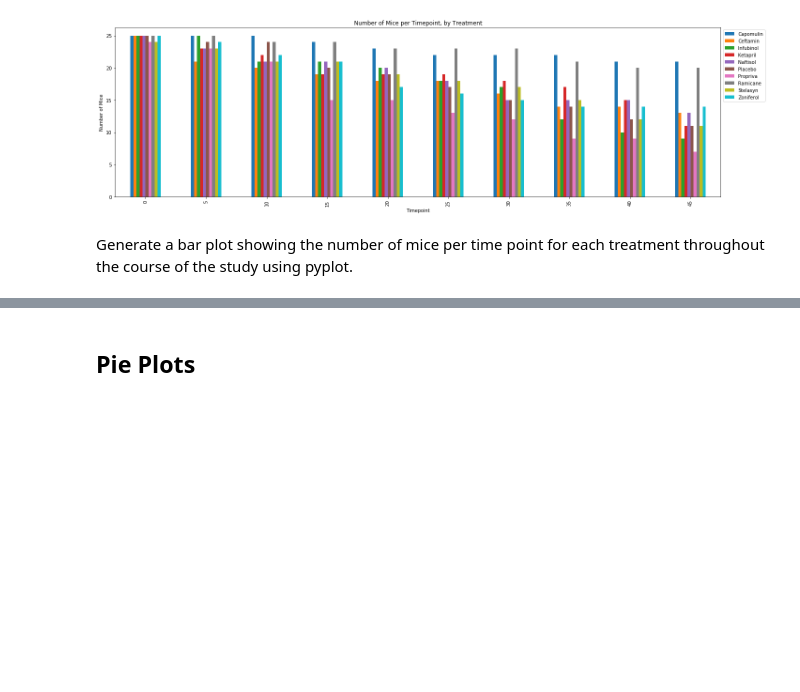
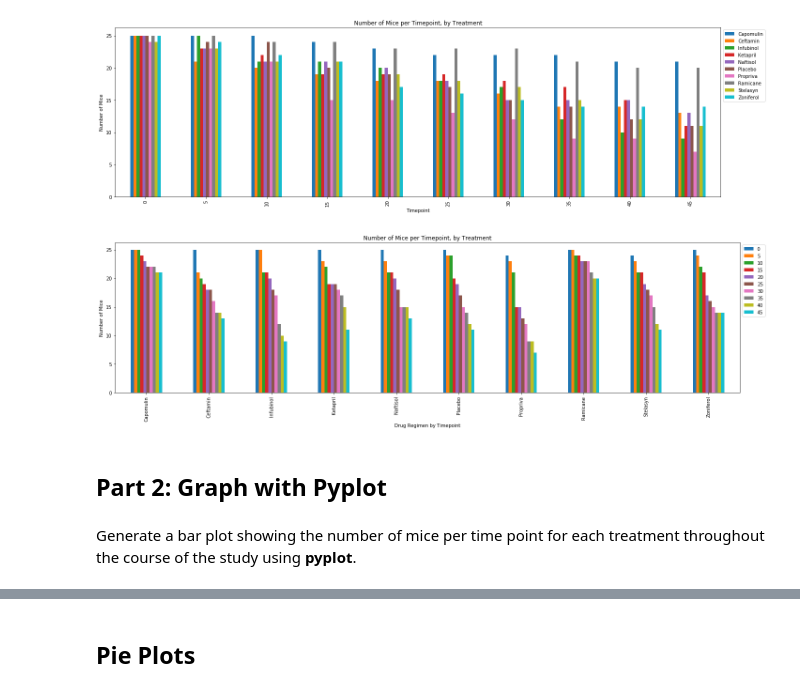
Before and after one commit to c-pompa/Py-maceuticals_Report, a Jupyter notebook: Pymaceuticals_Report.ipynb, the cells around one changed output, grey strips where cells are left out. Cells and saved outputs as stored; diff of their text form; code cells hidden in the pictures; blank space fills up the shorter version.

```diff
--- a/Pymaceuticals_Report.ipynb
+++ b/Pymaceuticals_Report.ipynb
@@ -195,5 +197,21 @@ plt.tight_layout()
 plt.show()
 # %% [output]
 [figure]
+# %%
+# Second attempt
+# Group by 'Timepoint' and 'Drug Regimen' to 'Mouse ID'. Count how many in 'Mouse ID', then how many in each 'Timepoint'.
+# Plot as a Bar Chart, stacked, set figure size for visability, add a title.
+group_bar_data_df2 = bar_data_df2.groupby(['Drug Regimen','Timepoint'])['Mouse ID'].count().unstack(1).plot(kind='bar', figsize=(20, 6), title='Number of Mice per Timepoint, by Treatment')
+# Add custom Y Label
+group_bar_data_df2.set_ylabel("Number of Mice")
+group_bar_data_df2.set_xlabel("Drug Regimen by Timepoint")
+# Move legend outside of chart; was overlapping information with 'best'
+group_bar_data_df2.legend(bbox_to_anchor=(1, 1))
+plt.tight_layout()
+plt.show()
+# %% [output]
+[figure, added]
+# %% [markdown]
+ ## Part 2: Graph with Pyplot
 # %% [markdown]
-Generate a bar plot showing the number of mice per time point for each treatment throughout the course of the study using pyplot.
+Generate a bar plot showing the number of mice per time point for each treatment throughout the course of the study using **pyplot**.
```
Also changed, not shown: parts of 44 cells of this notebook.
